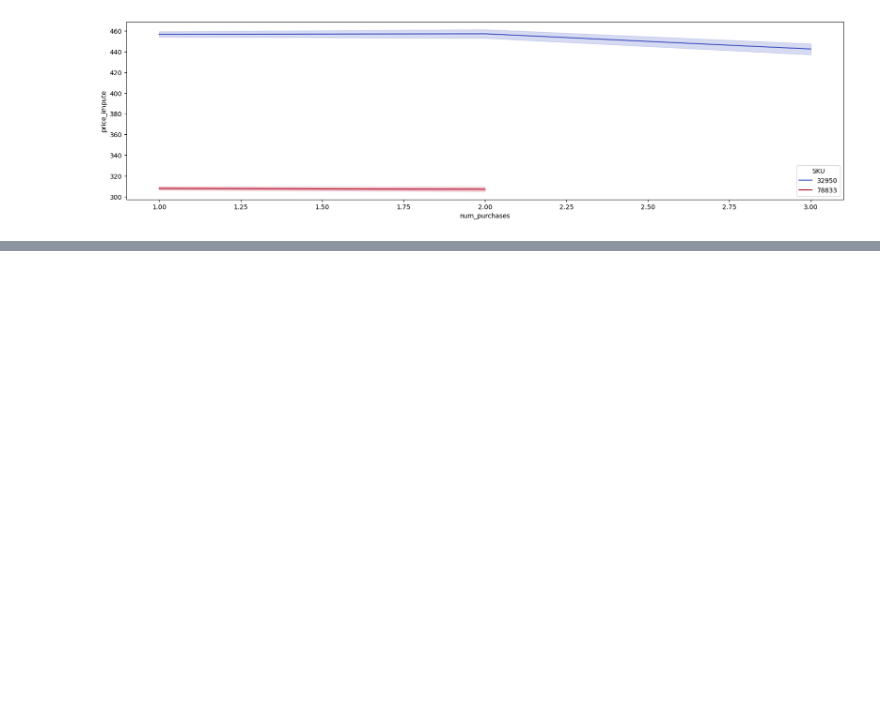
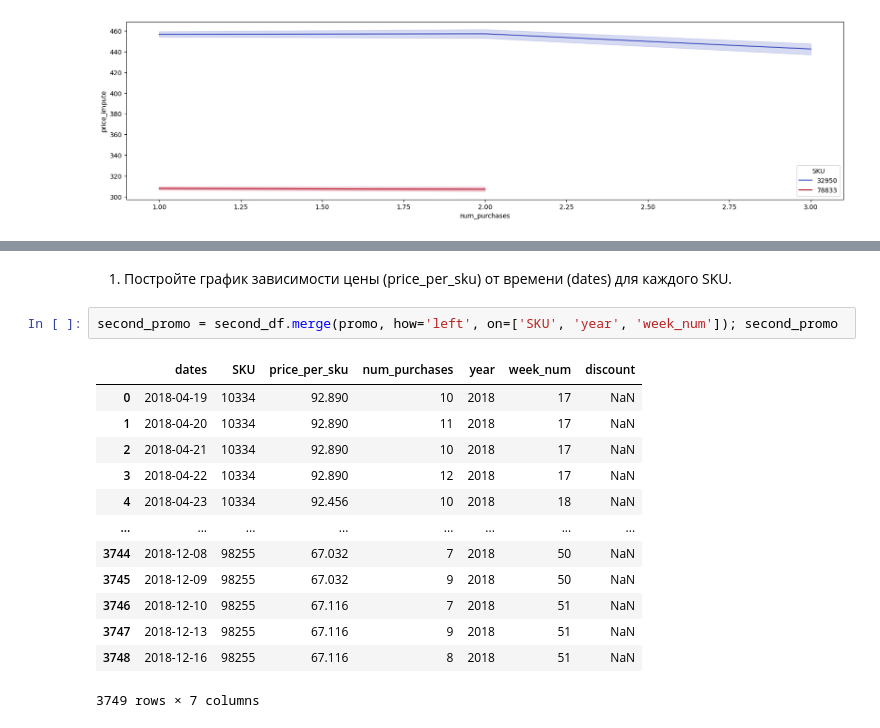
Before and after one commit to mic-icloud/ml-hard, a Jupyter notebook: 4-part/hw-4.ipynb, the cells around one changed output, grey strips where cells are left out. Cells and saved outputs as stored; diff of their text form; blank space fills up the shorter version.

```diff
--- a/4-part/hw-4.ipynb
+++ b/4-part/hw-4.ipynb
@@ -179,0 +229,18 @@ sns.lineplot(x='num_purchases', y='price_impute', data=fg, hue='SKU', palette='c
+# %% [markdown]
+1. Постройте график зависимости цены (price_per_sku) от времени (dates) для каждого SKU.
+# %%
+second_promo = second_df.merge(promo, how='left', on=['SKU', 'year', 'week_num']); second_promo
+# %% [output]
+|  | dates | SKU | price_per_sku | num_purchases | year | week_num | discount |
+| 0 | 2018-04-19 | 10334 | 92.890 | 10 | 2018 | 17 | NaN |
+| 1 | 2018-04-20 | 10334 | 92.890 | 11 | 2018 | 17 | NaN |
+| 2 | 2018-04-21 | 10334 | 92.890 | 10 | 2018 | 17 | NaN |
+| 3 | 2018-04-22 | 10334 | 92.890 | 12 | 2018 | 17 | NaN |
+| 4 | 2018-04-23 | 10334 | 92.456 | 10 | 2018 | 18 | NaN |
+| ... | ... | ... | ... | ... | ... | ... | ... |
+| 3744 | 2018-12-08 | 98255 | 67.032 | 7 | 2018 | 50 | NaN |
+| 3745 | 2018-12-09 | 98255 | 67.032 | 9 | 2018 | 50 | NaN |
+| 3746 | 2018-12-10 | 98255 | 67.116 | 7 | 2018 | 51 | NaN |
+| 3747 | 2018-12-13 | 98255 | 67.116 | 9 | 2018 | 51 | NaN |
+| 3748 | 2018-12-16 | 98255 | 67.116 | 8 | 2018 | 51 | NaN |
+3749 rows × 7 columns
```
Also changed, not shown: parts of 10 cells of this notebook.
